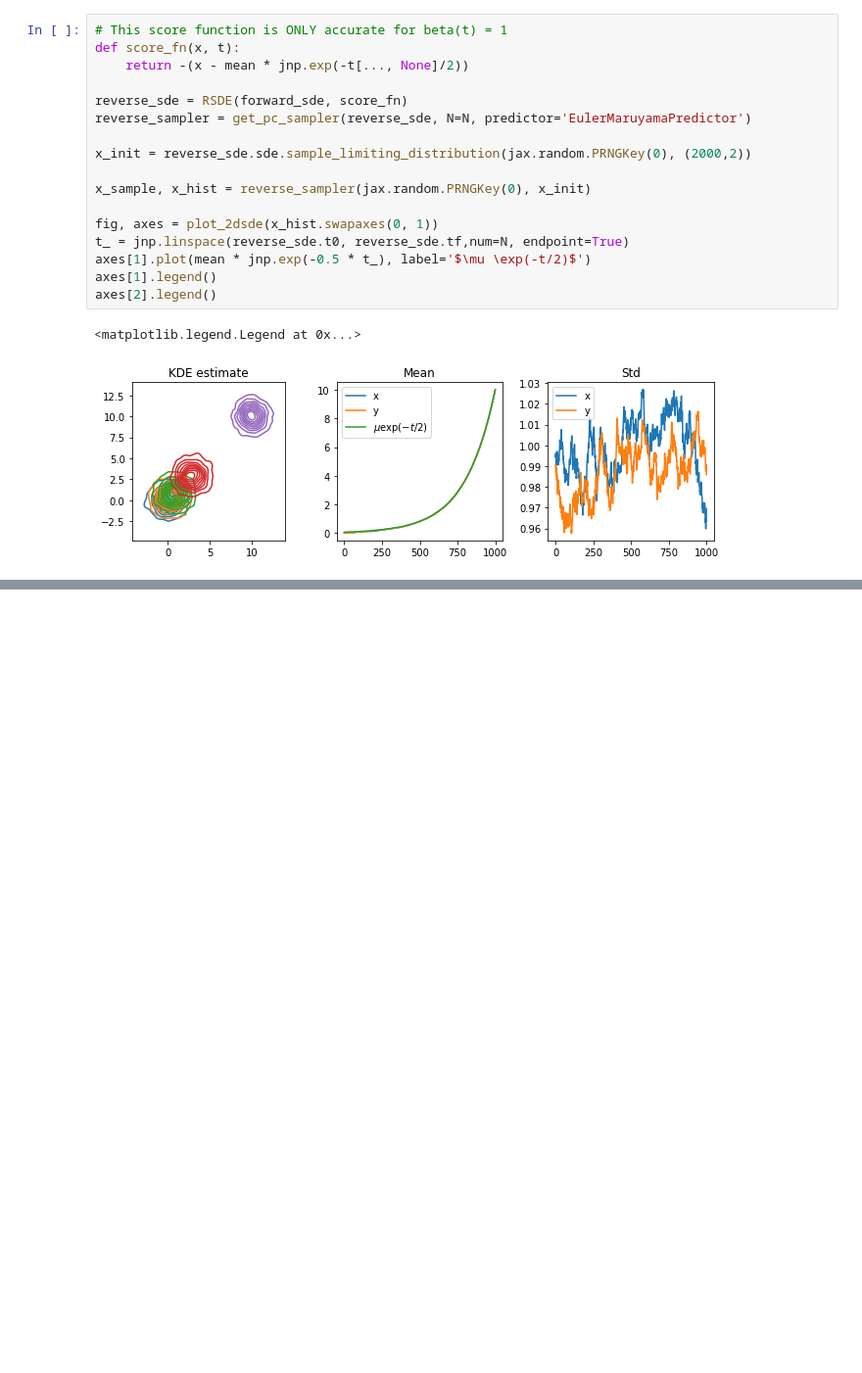
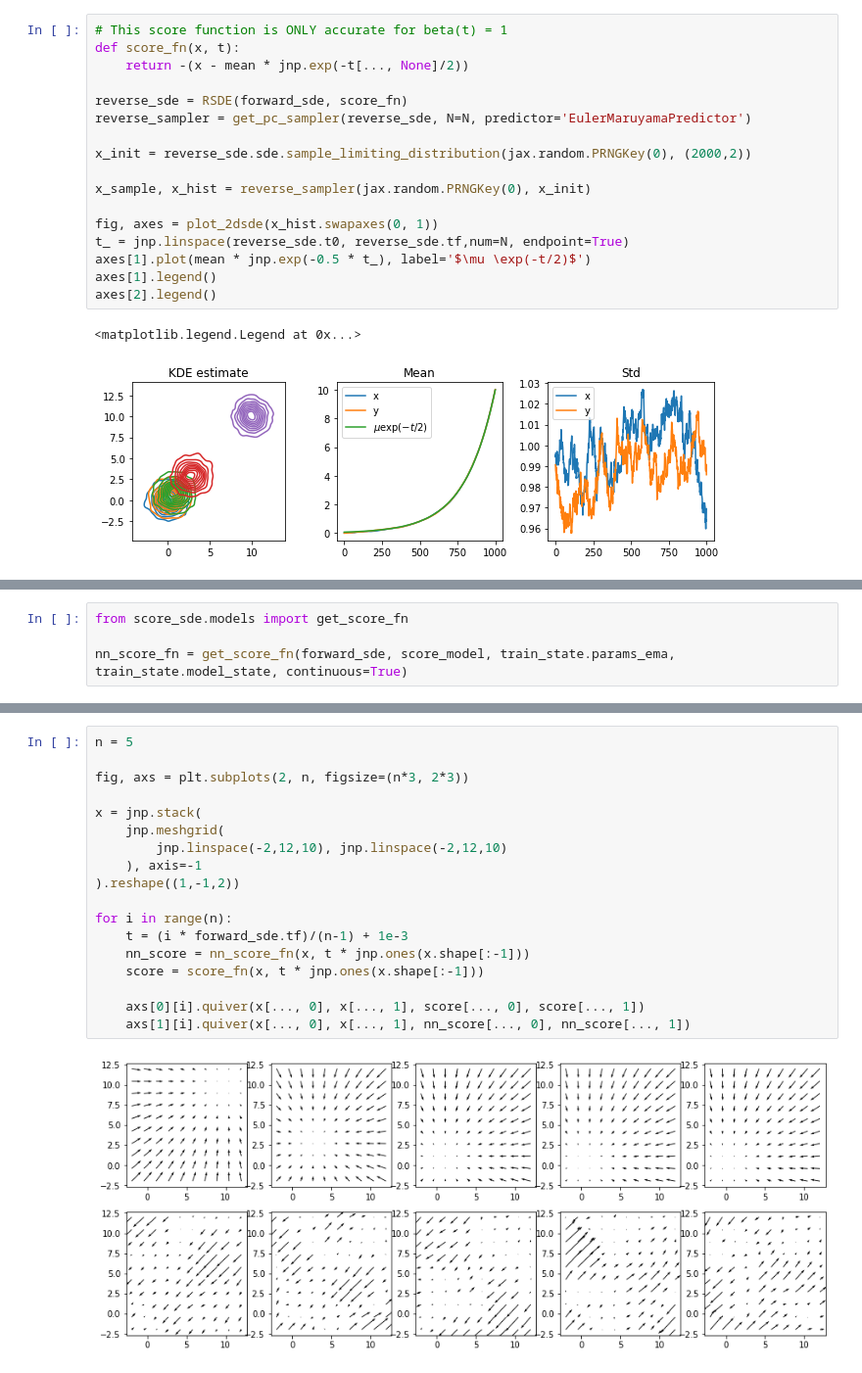
Before and after one commit to oxcsml/riemannian-score-sde, a Jupyter notebook: scripts/diffusion.ipynb, the cells around one changed output, grey strips where cells are left out. Shown: that part at 98% size. Cells and saved outputs as stored; diff of their text form; blank space fills up the shorter version.

```diff
--- a/scripts/diffusion.ipynb
+++ b/scripts/diffusion.ipynb
@@ -103,0 +199,4 @@ plt.gca().set_aspect('equal')
+# %%
+from score_sde.models import get_score_fn
+
+nn_score_fn = get_score_fn(forward_sde, score_model, train_state.params_ema, train_state.model_state, continuous=True)
@@ -103,0 +220,20 @@ plt.gca().set_aspect('equal')
+# %%
+n = 5
+
+fig, axs = plt.subplots(2, n, figsize=(n*3, 2*3))
+
+x = jnp.stack(
+    jnp.meshgrid(
+        jnp.linspace(-2,12,10), jnp.linspace(-2,12,10)
+    ), axis=-1
+).reshape((1,-1,2))
+
+for i in range(n):
+    t = (i * forward_sde.tf)/(n-1) + 1e-3
+    nn_score = nn_score_fn(x, t * jnp.ones(x.shape[:-1]))
+    score = score_fn(x, t * jnp.ones(x.shape[:-1]))
+
+    axs[0][i].quiver(x[..., 0], x[..., 1], score[..., 0], score[..., 1])
+    axs[1][i].quiver(x[..., 0], x[..., 1], nn_score[..., 0], nn_score[..., 1])
+# %% [output]
+[figure, added]
```
Also changed, not shown: parts of 7 cells of this notebook.
